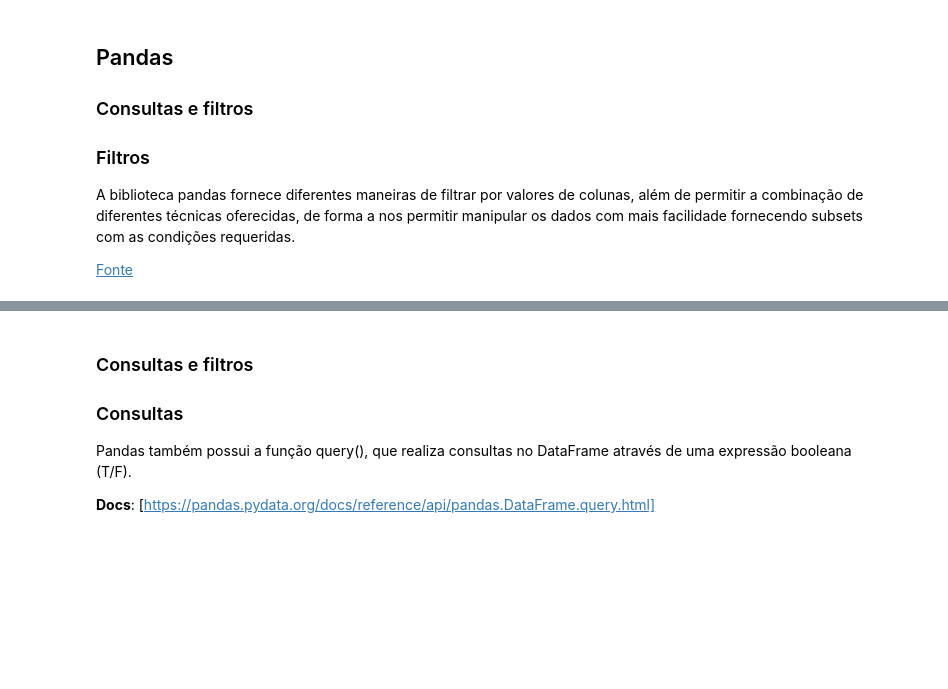
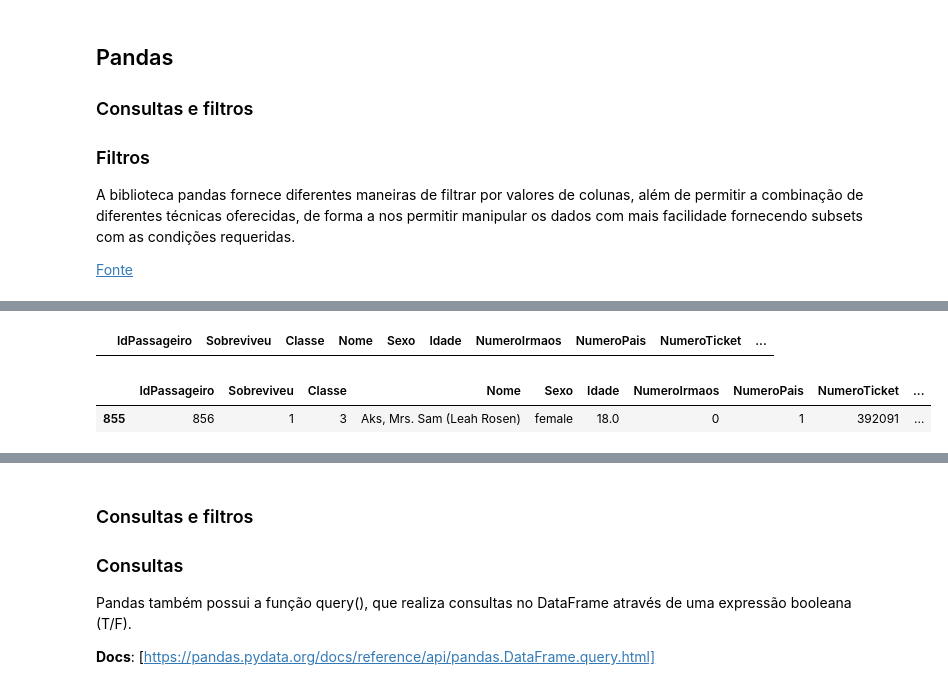
Before and after one commit to reprograma/on26-python-s12-pandas-numpy-II, a Jupyter notebook: material/aula_s12.ipynb, the cells around one changed output, grey strips where cells are left out. Saved outputs shown, nothing was run; the diff lists cells and outputs as text; code cells hidden in the pictures; blank space fills up the shorter version.

```diff
--- a/material/aula_s12.ipynb
+++ b/material/aula_s12.ipynb
@@ -129,3 +175,12 @@ df_filtrado.shape
+# %%
+df[(df['Idade'] > 30) & (df['Sexo'] == 'F')]
+# %% [output]
+|  | IdPassageiro | Sobreviveu | Classe | Nome | Sexo | Idade | NumeroIrmaos | NumeroPais | NumeroTicket | ... |
+# %%
+df[df['Nome'].str.contains('Rose')]
+# %% [output]
+|  | IdPassageiro | Sobreviveu | Classe | Nome | Sexo | Idade | NumeroIrmaos | NumeroPais | NumeroTicket | ... |
+| 855 | 856 | 1 | 3 | Aks, Mrs. Sam (Leah Rosen) | female | 18.0 | 0 | 1 | 392091 | ... |
 # %%
 # Agora um filtro com múltiplas condições
 df_filtrado = df[(df['Idade'] > 30) & (df['Sexo'] == 'F')]
```
Also changed, not shown: parts of 36 cells of this notebook, 2 other files.
